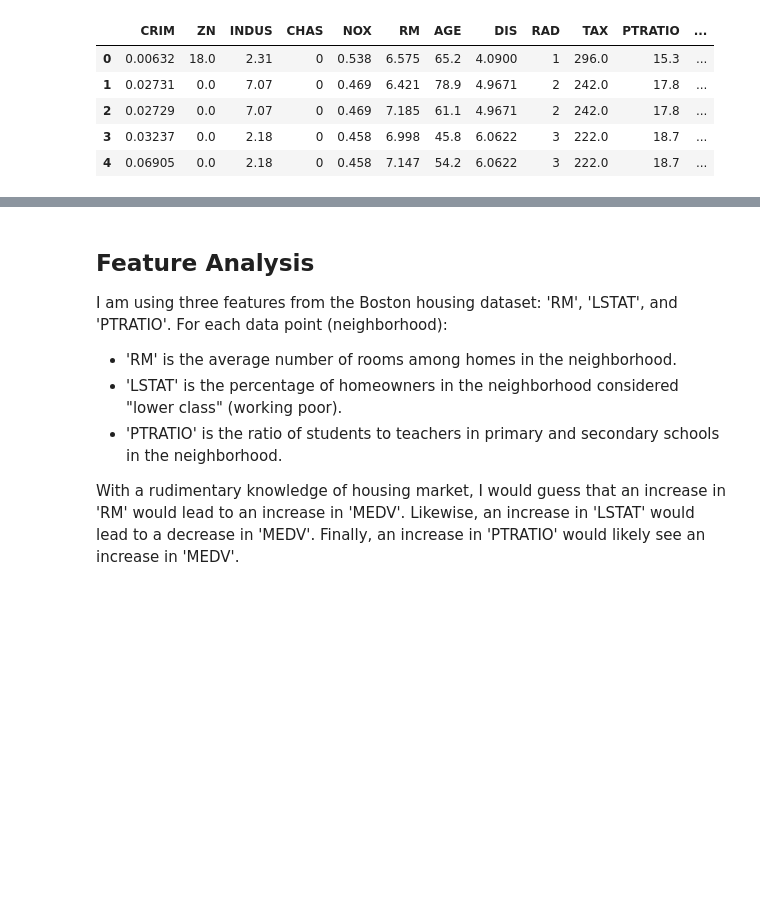
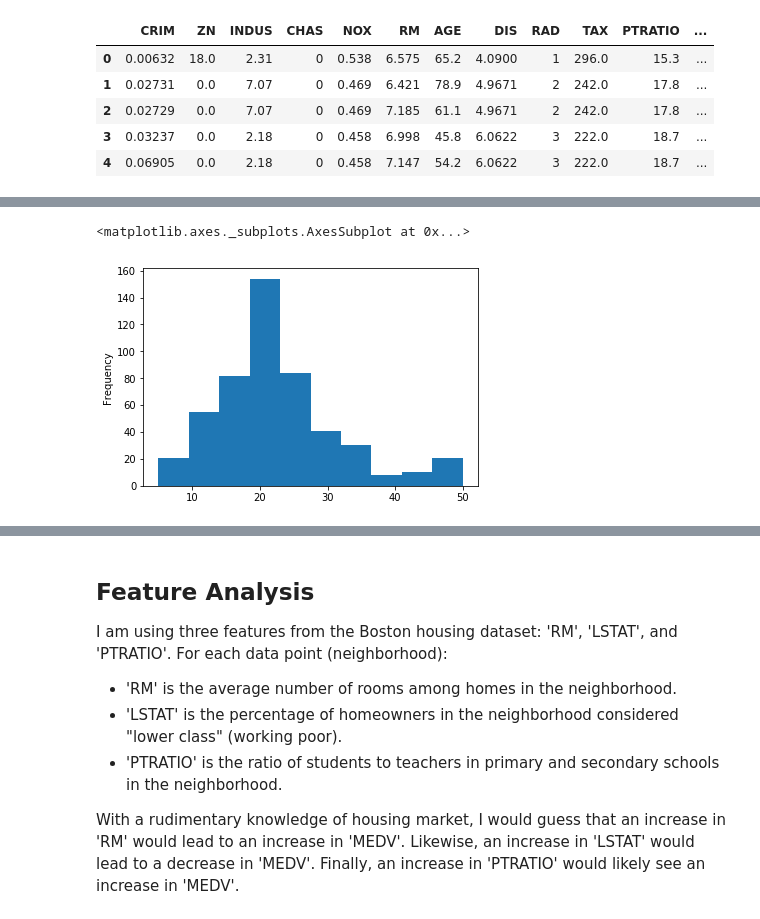
Before and after one commit to Tashwini12/Boston-Housing, a Jupyter notebook: boston_housing.ipynb, the cells around one changed output, grey strips where cells are left out. Cells and saved outputs as stored; diff of their text form; code cells hidden in the pictures; blank space fills up the shorter version.

```diff
--- a/boston_housing.ipynb
+++ b/boston_housing.ipynb
@@ -159 +178,6 @@ Name: CPIHOSSL, Length: 476, dtype: float64>
+# %%
+data['MEDV'].plot.hist()
+# %% [output]
+<matplotlib.axes._subplots.AxesSubplot at 0x...>
+[figure, added]
 # %%
```
Also changed, not shown: parts of 25 cells of this notebook.
